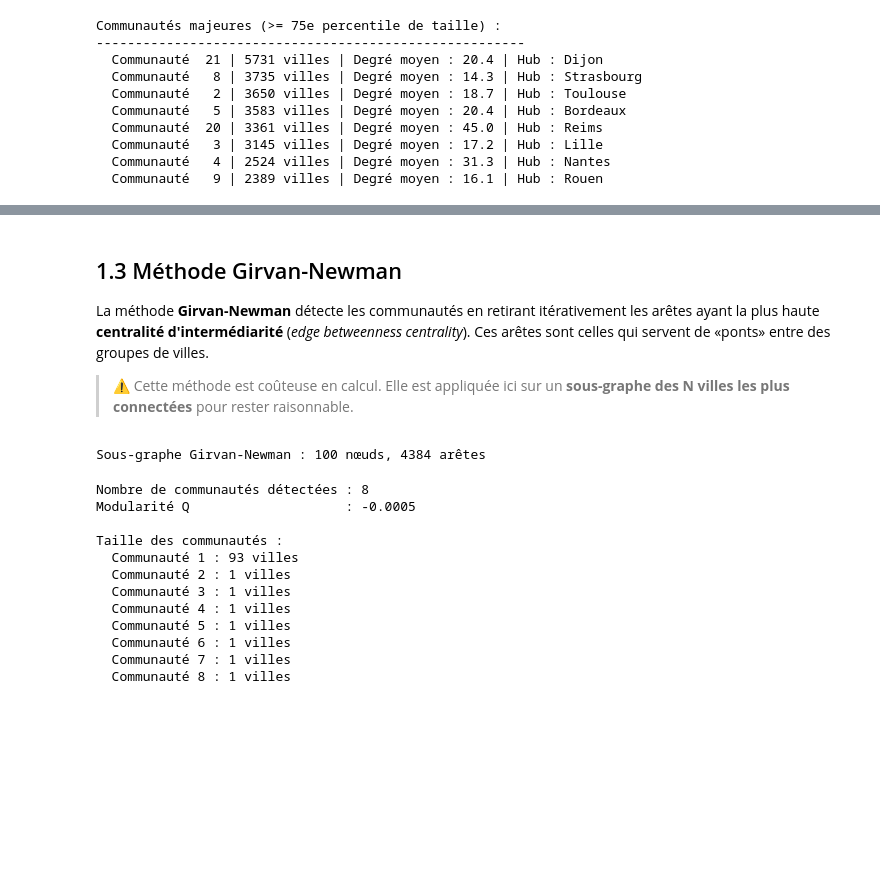
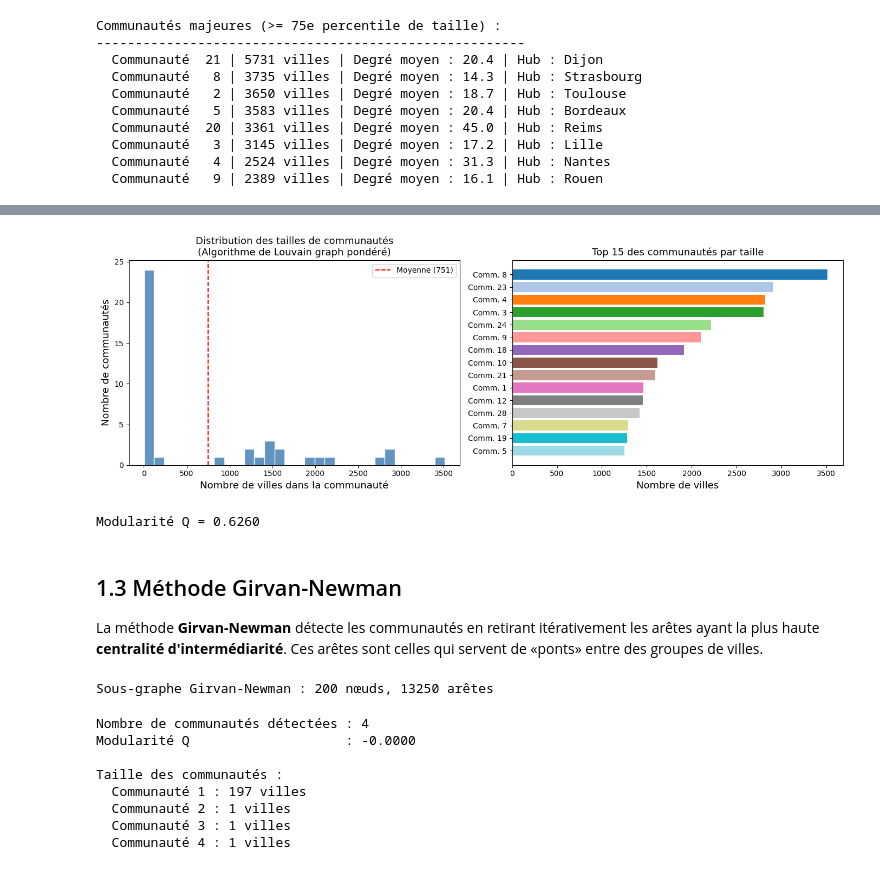
Before and after one commit to pouvoirdasha/migrations_villes, a Jupyter notebook: analyse_mobilites.ipynb, the cells around one changed output, grey strips where cells are left out. Cells and saved outputs as stored; diff of their text form; code cells hidden in the pictures; blank space fills up the shorter version.

```diff
--- a/analyse_mobilites.ipynb
+++ b/analyse_mobilites.ipynb
@@ -653,12 +613,37 @@ Similarité entre partitionnements (NMI) : 0.6597
+# %%
+# Distribution de la taille des communautés
+fig, axes = plt.subplots(1, 2, figsize=(14, 5))
+
+# Histogramme des tailles
+axes[0].hist(community_sizes_w.values, bins=30, color='steelblue', edgecolor='white', alpha=0.85)
+axes[0].set_xlabel('Nombre de villes dans la communauté', size=13)
+axes[0].set_ylabel('Nombre de communautés', size=13)
+axes[0].set_title('Distribution des tailles de communautés\n(Algorithme de Louvain graph pondéré)', size=13)
+axes[0].axvline(community_sizes_w.mean(), color='red', linestyle='--', label=f'Moyenne ({community_sizes_w.mean():.0f})')
+axes[0].legend()
+
+# Top 15 des communautés
+top15 = community_sizes_w.head(15)
+colors = plt.cm.tab20(np.linspace(0, 1, len(top15)))
+axes[1].barh([f"Comm. {i}" for i in top15.index], top15.values, color=colors)
+axes[1].set_xlabel('Nombre de villes', size=13)
+axes[1].set_title('Top 15 des communautés par taille', size=13)
+axes[1].invert_yaxis()
+
+plt.tight_layout()
+plt.show()
+
+print(f"\nModularité Q = {modularity_w:.4f}")
+# %% [output]
+[figure, added]
+Modularité Q = 0.6260
 # %% [markdown]
 ## 1.3 Méthode Girvan-Newman
 
-La méthode **Girvan-Newman** détecte les communautés en retirant itérativement les arêtes ayant la plus haute **centralité d'intermédiarité** (*edge betweenness centrality*). Ces arêtes sont celles qui servent de «ponts» entre des groupes de villes.
-
-> ⚠️ Cette méthode est coûteuse en calcul. Elle est appliquée ici sur un **sous-graphe des N villes les plus connectées** pour rester raisonnable.
+La méthode **Girvan-Newman** détecte les communautés en retirant itérativement les arêtes ayant la plus haute **centralité d'intermédiarité**. Ces arêtes sont celles qui servent de «ponts» entre des groupes de villes.
 # %%
 # Sous-graphe des villes les plus connectées pour Girvan-Newman
-N_GN = 100  # Ajustez selon votre puissance de calcul (50-200 recommandé)
+N_GN = 200  # Ajustez selon votre puissance de calcul (50-200 recommandé)
 
 top_nodes_gn = sorted(G_undirected.degree(), key=lambda x: x[1], reverse=True)[:N_GN]
 top_node_names_gn = [n for n, d in top_nodes_gn]
@@ -666,12 +651,12 @@ H_gn = G_undirected.subgraph(top_node_names_gn).copy()
 
 print(f"Sous-graphe Girvan-Newman : {H_gn.number_of_nodes()} nœuds, {H_gn.number_of_edges()} arêtes")
 # %% [output]
-Sous-graphe Girvan-Newman : 100 nœuds, 4384 arêtes
+Sous-graphe Girvan-Newman : 200 nœuds, 13250 arêtes
 # %%
 from networkx.algorithms.community import girvan_newman
 
 # Exécution de Girvan-Newman — on s'arrête à k_target communautés
-k_target = 8  # Nombre de communautés souhaité
+k_target = 4
 
 gn_generator = girvan_newman(H_gn)
 
@@ -690,16 +675,12 @@ print("Taille des communautés :")
 for i, comm in enumerate(sorted(communities_gn, key=len, reverse=True)):
     print(f"  Communauté {i+1} : {len(comm)} villes")
 # %% [output]
-Nombre de communautés détectées : 8
-Modularité Q                    : -0.0005
+Nombre de communautés détectées : 4
+Modularité Q                    : -0.0000
 
 Taille des communautés :
-  Communauté 1 : 93 villes
+  Communauté 1 : 197 villes
   Communauté 2 : 1 villes
   Communauté 3 : 1 villes
   Communauté 4 : 1 villes
-  Communauté 5 : 1 villes
-  Communauté 6 : 1 villes
-  Communauté 7 : 1 villes
-  Communauté 8 : 1 villes
 # %%
```
Also changed, not shown: parts of 39 cells of this notebook.
